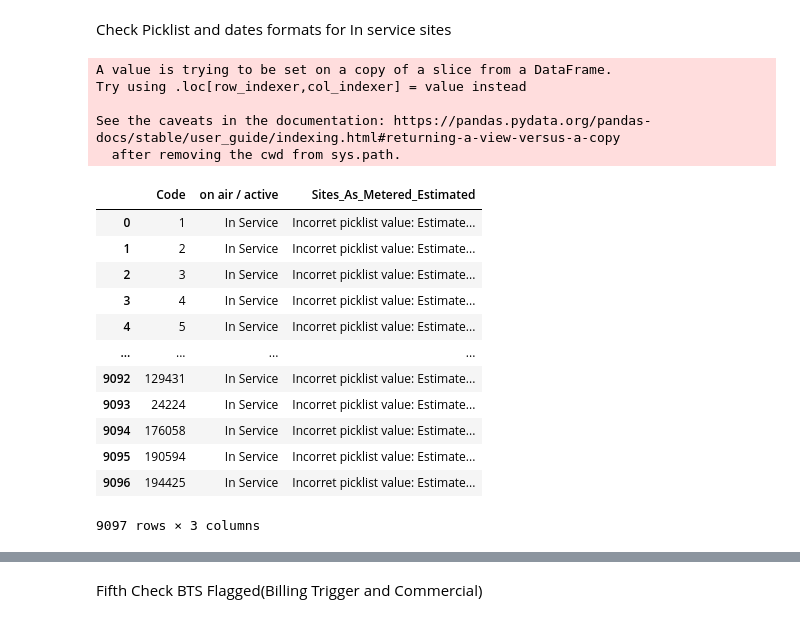
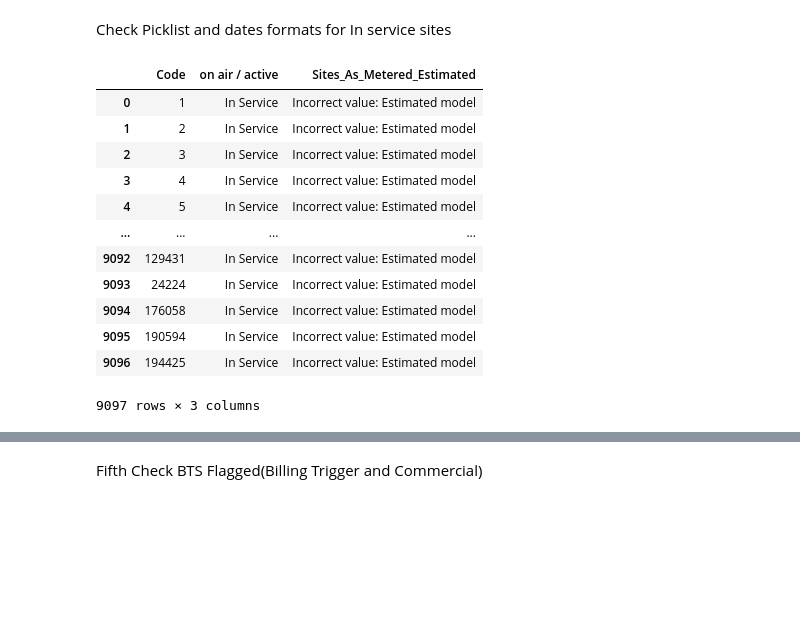
Before and after one commit to emerenan/xlsx_validation, a Jupyter notebook: es_validation.ipynb, the cells around one changed output, grey strips where cells are left out. Cells and saved outputs as stored; diff of their text form; code cells hidden in the pictures; blank space fills up the shorter version.

```diff
--- a/es_validation.ipynb
+++ b/es_validation.ipynb
@@ -1309,46 +1319,80 @@ df_mom_decom = check_mom_bts(decomiss, tw_index, tw_decom, msa, msa_index, msa_d
 # %% [markdown]
 Check Picklist and dates formats for In service sites
 # %%
+"""Check all picklist Columns"""
+def check_picklist_v1(df,df_index,df_status, df_cols, picklist_dict):
+    from collections import defaultdict
+
+    df_picklist = df[df_cols].fillna('')
+    df_picklist = df_picklist.to_dict(orient='list')
+
+    new_dic = defaultdict(list)
+    """for id in df_picklist[df_index]:
+        if id not in new_dic.keys():
+            new_dic[df_index].append(id)"""
+
+    for column in set(picklist_dict.keys()):
+        for value in df_picklist[column]:
+            if value not in set(picklist_dict[column]):
+                if pd.isnull(value) or pd.isna(value) or value=='' or value=='nan':
+                    new_dic[column].append('Blank Value')
+                else:
+                    new_dic[column].append(f'Incorrect value: {value}')
+            else:
+                new_dic[column].append('Ok!')
+
+    df_errors = pd.DataFrame(new_dic)
+    df_errors = df_errors.replace('Ok!', np.nan)
+    df_errors = df_errors.dropna(how='all', axis=1)
+
+    if not df_errors.empty:
+        #df = df[[df_index, df_status]]
+        #df_errors = pd.merge(df_errors,df, how='left', on=[df_index])
+        df_errors[df_index] = df_picklist[df_index]
+        df_errors[df_status] = df_picklist[df_status]
+        df_errors = df_errors.set_index(df_index)
+        df_errors = df_errors[[df_status]+ df_errors.columns[:-1].tolist()]
+        df_errors = df_errors.reset_index()
+        return df_errors
+    else:
+        print('\nNo one Picklist Error Founded!\n')
+
 picklis_dict = {
     'Categorization by Transmission Sys': ['Macro', 'Public DAS'],
     'Categorization by Site Type': ['DAS passive','GBT','RTT'],
     'Sites_As_Metered_Estimated': ['Estimated Model','Metered Model'],
-    'Infrastructure ready (existing)/ to be ready (new)': [''],
+    #'Infrastructure ready (existing)/ to be ready (new)': [''],
     'Indoor_Site_Any_Climate_Control': ['No','Yes; Indoor Air Conditioning','Yes; Indoor Air Conditioning and Free Air cooling / Free cooling units'],
     'Bts_Site': ['Yes', 'No'],
     'Strategic_Site': ['Yes', 'No'],
     'Strategic_Site_Bucket': ['Yes - first 460', ''],
     'Critical_Site': ['Yes', 'No'],
     'CriticalSite_Beyond_10': ['Within 10%','Non Critical'],
     'Wip_Site': ['Yes', 'No'],
     'Decommissioned_Site only for VF': ['Yes', 'No'],
     'First_Active_Sharing_Deployment_Type': ['']
 }
 
 pick_cols = ['Code','Categorization by Transmission Sys','Categorization by Site Type','Sites_As_Metered_Estimated',\
-             'Infrastructure ready (existing)/ to be ready (new)','Indoor_Site_Any_Climate_Control','Bts_Site',\
+             'Indoor_Site_Any_Climate_Control','Bts_Site',\
              'Strategic_Site','Strategic_Site_Bucket','Critical_Site','CriticalSite_Beyond_10','Wip_Site',\
              'Decommissioned_Site only for VF','First_Active_Sharing_Deployment_Type' ]
-actives = actives.fillna('')
-df_in_service_picklist = check_picklist(actives, tw_index, tw_status, pick_cols, picklis_dict)
 
+actives = towerdb[towerdb[tw_status]=='In Service']
+df_in_service_picklist = check_picklist_v1(actives, tw_index, tw_status, pick_cols, picklis_dict)
+df_in_service_picklist
 # No errors
 # %% [output]
+|  | Code | on air / active | Sites_As_Metered_Estimated |
+| 0 | 1 | In Service | Incorrect value: Estimated model |
+| 1 | 2 | In Service | Incorrect value: Estimated model |
+| 2 | 3 | In Service | Incorrect value: Estimated model |
+| 3 | 4 | In Service | Incorrect value: Estimated model |
+| 4 | 5 | In Service | Incorrect value: Estimated model |
+| ... | ... | ... | ... |
+| 9092 | 129431 | In Service | Incorrect value: Estimated model |
+| 9093 | 24224 | In Service | Incorrect value: Estimated model |
+| 9094 | 176058 | In Service | Incorrect value: Estimated model |
+| 9095 | 190594 | In Service | Incorrect value: Estimated model |
+| 9096 | 194425 | In Service | Incorrect value: Estimated model |
-A value is trying to be set on a copy of a slice from a DataFrame.
-Try using .loc[row_indexer,col_indexer] = value instead
-
-See the caveats in the documentation: https://pandas.pydata.org/pandas-docs/stable/user_guide/indexing.html#returning-a-view-versus-a-copy
-  after removing the cwd from sys.path.
+9097 rows × 3 columns
-|  | Code | on air / active | Sites_As_Metered_Estimated |
-| 0 | 1 | In Service | Incorret picklist value: Estimate... |
-| 1 | 2 | In Service | Incorret picklist value: Estimate... |
-| 2 | 3 | In Service | Incorret picklist value: Estimate... |
-| 3 | 4 | In Service | Incorret picklist value: Estimate... |
-| 4 | 5 | In Service | Incorret picklist value: Estimate... |
-| ... | ... | ... | ... |
-| 9092 | 129431 | In Service | Incorret picklist value: Estimate... |
-| 9093 | 24224 | In Service | Incorret picklist value: Estimate... |
-| 9094 | 176058 | In Service | Incorret picklist value: Estimate... |
-| 9095 | 190594 | In Service | Incorret picklist value: Estimate... |
-| 9096 | 194425 | In Service | Incorret picklist value: Estimate... |
-9097 rows × 3 columns
```
Also changed, not shown: parts of 16 cells of this notebook.
